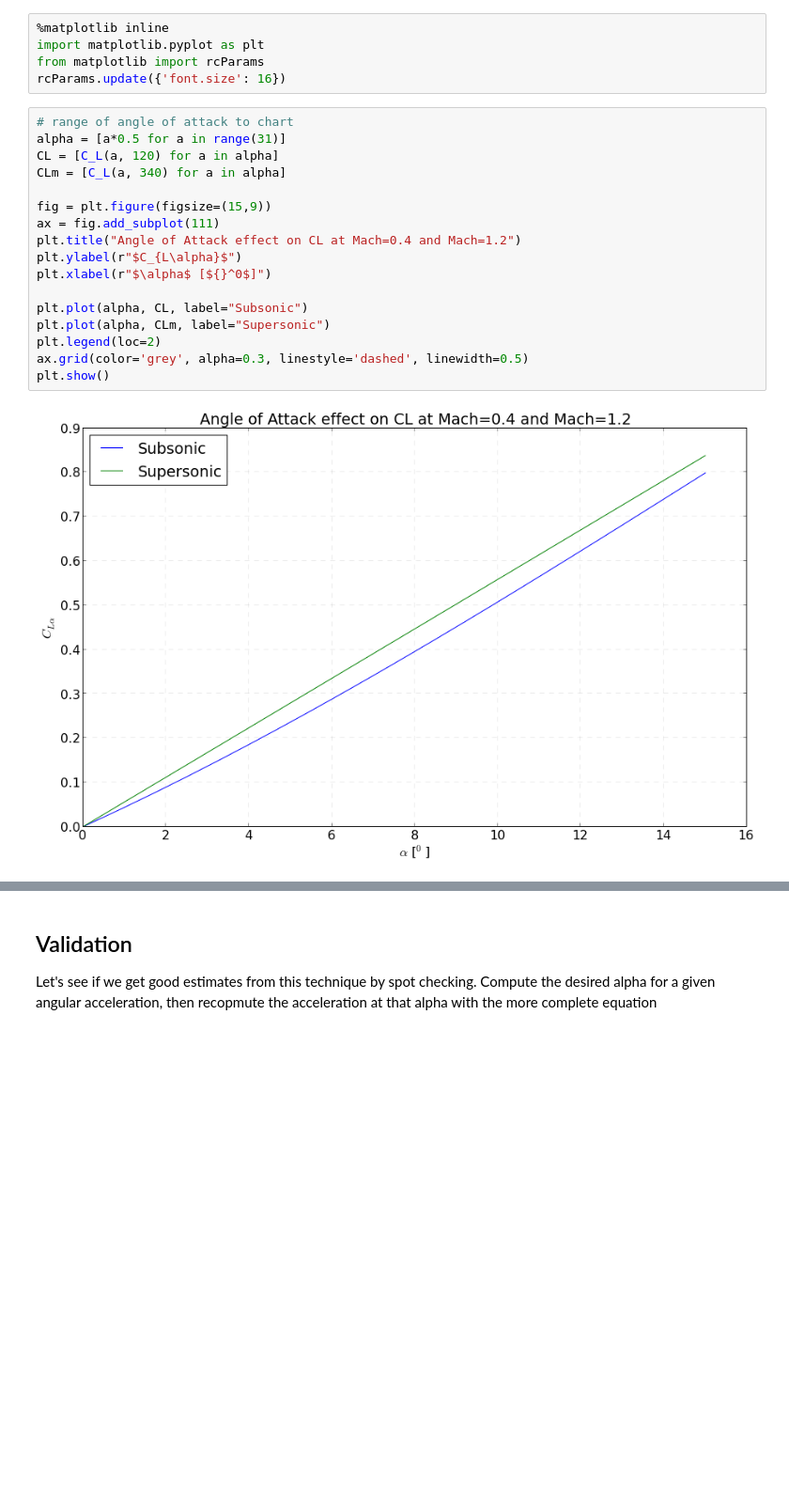
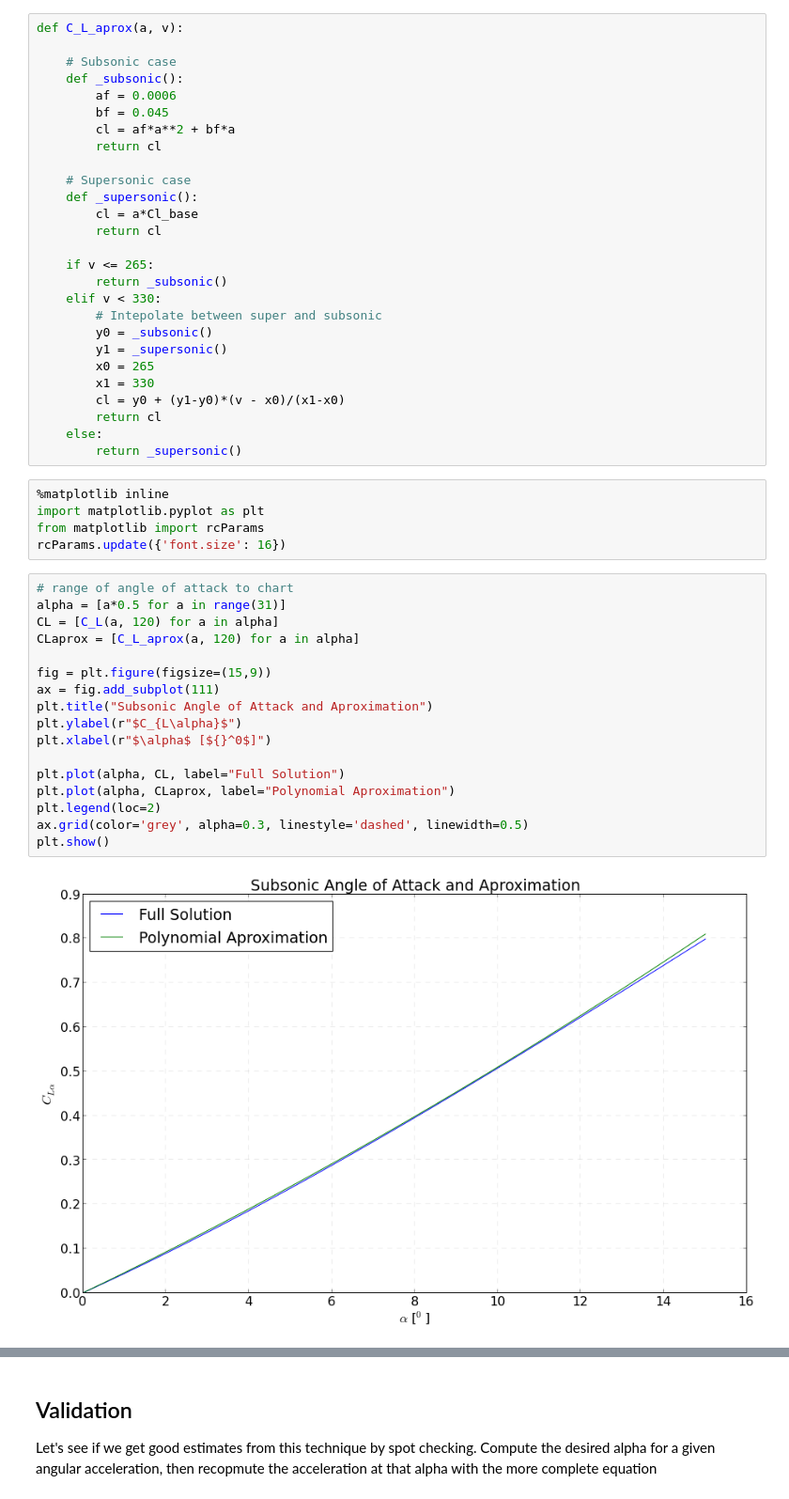
Before and after one commit to psas/roll-control, a Jupyter notebook: notebooks/accel-fin-alpha.ipynb, the cells around one changed output, grey strips where cells are left out. Shown at 94% size. Drawn from its saved outputs; the diff is of its cells as text; blank space fills up the shorter version.

```diff
--- a/notebooks/accel-fin-alpha.ipynb
+++ b/notebooks/accel-fin-alpha.ipynb
@@ -102,3 +111,30 @@ def C_L(a, v):
+# %%
+def C_L_aprox(a, v):
+
+    # Subsonic case
+    def _subsonic():
+        af = 0.0006
+        bf = 0.045
+        cl = af*a**2 + bf*a
+        return cl
+
+    # Supersonic case
+    def _supersonic():
+        cl = a*Cl_base
+        return cl
+
+    if v <= 265:
+        return _subsonic()
+    elif v < 330:
+        # Intepolate between super and subsonic
+        y0 = _subsonic()
+        y1 = _supersonic()
+        x0 = 265
+        x1 = 330
+        cl = y0 + (y1-y0)*(v - x0)/(x1-x0)
+        return cl
+    else:
+        return _supersonic()
 # %%
 %matplotlib inline
 import matplotlib.pyplot as plt
@@ -107,19 +143,19 @@ rcParams.update({'font.size': 16})
 # %%
 # range of angle of attack to chart
 alpha = [a*0.5 for a in range(31)]
 CL = [C_L(a, 120) for a in alpha]
-CLm = [C_L(a, 340) for a in alpha]
+CLaprox = [C_L_aprox(a, 120) for a in alpha]
 
 fig = plt.figure(figsize=(15,9))
 ax = fig.add_subplot(111)
-plt.title("Angle of Attack effect on CL at Mach=0.4 and Mach=1.2")
+plt.title("Subsonic Angle of Attack and Aproximation")
 plt.ylabel(r"$C_{L\alpha}$")
 plt.xlabel(r"$\alpha$ [${}^0$]")
 
-plt.plot(alpha, CL, label="Subsonic")
-plt.plot(alpha, CLm, label="Supersonic")
+plt.plot(alpha, CL, label="Full Solution")
+plt.plot(alpha, CLaprox, label="Polynomial Aproximation")
 plt.legend(loc=2)
 ax.grid(color='grey', alpha=0.3, linestyle='dashed', linewidth=0.5)
 plt.show()
 # %% [output]
-[figure, old version]
+[figure, new version]
```
Also changed, not shown: parts of 8 cells of this notebook, 1 other file.
